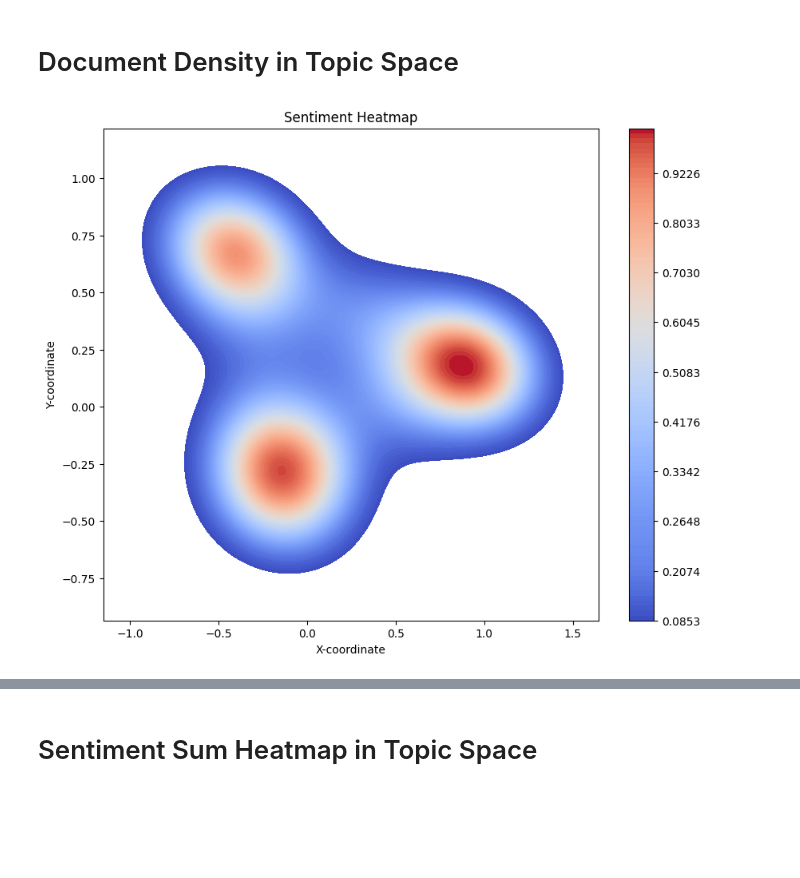
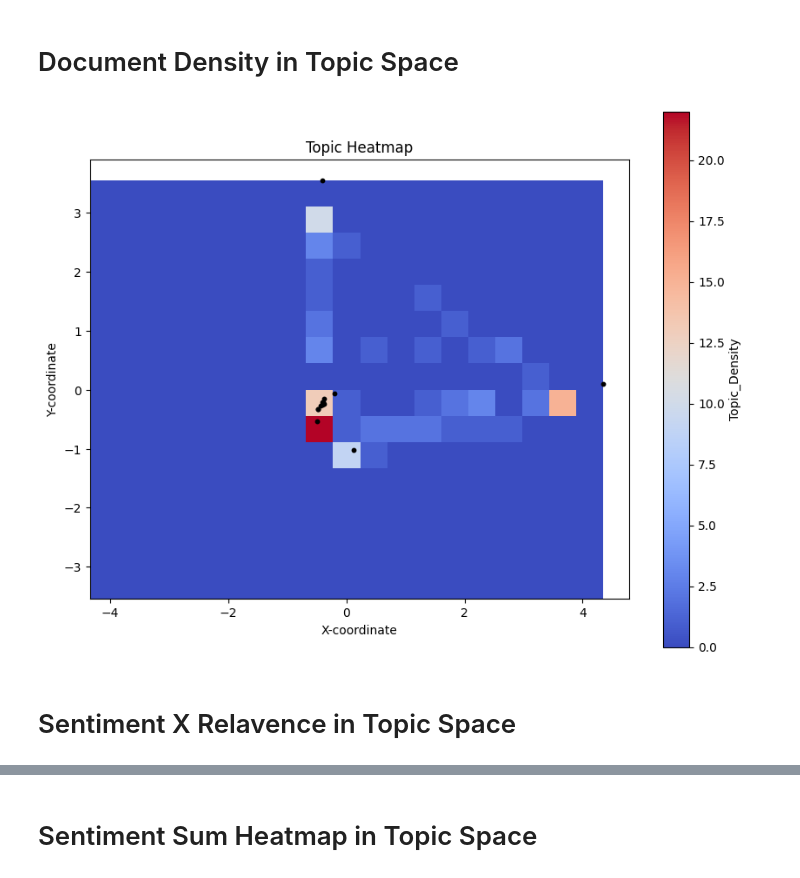
Before and after one commit to WilliamHiatt/SeniorCapStone, a Jupyter notebook: Working Product/Project_Pipeline.ipynb, the cells around one changed output, grey strips where cells are left out. Drawn from its saved outputs; the diff is of its cells as text; code cells hidden in the pictures; blank space fills up the shorter version.

Commit message:
cleaned and functionized new data visualizations

```diff
--- a/Working Product/Project_Pipeline.ipynb
+++ b/Working Product/Project_Pipeline.ipynb
@@ -156,7 +140,7 @@ url_max = 300
 # TOPIC MODELING SETTINGS
 # this will set how our topic modeling is generated: limit to the # of topics,
 # # of topics we start at, how many we increment by every step
-topic_model_dict = {"topic_limit": 11, "topic_start": 5, "topic_step": 5}
+topic_model_dict = {"topic_limit": 15, "topic_start": 6, "topic_step": 1}
 
 
 ###
@@ -578,53 +449,8 @@ plot_topic_documents(per_topic_df, topic_space)
 # %% [markdown]
 # Document Density in Topic Space
 # %%
-import seaborn as sns
-def plot_topic_heatmap(doc_topic_matrix, topic_space, df_main):
-    # Calculate the coordinates for each document
-    n_docs, n_topics = doc_topic_matrix.shape
-    x_coords = []
-    y_coords = []
-    sentiment_scores = df_main["Sentiment Score"]
-
-    for doc_id in range(n_docs):
-        x = 0
-        y = 0
-
-        for topic_id in range(n_topics):
-            # Multiply the coordinates of the topic by the relevance of the topic
-            x += topic_space[topic_id][0] * doc_topic_matrix[topic_id][doc_id]
-            y += topic_space[topic_id][1] * doc_topic_matrix[topic_id][doc_id]
-
-        x /= n_topics
-        y /= n_topics
-
-        x_coords.append(x)
-        y_coords.append(y)
-
-    # Create a 2D grid for the heatmap
-    x_min, x_max = min(x_coords), max(x_coords)
-    y_min, y_max = min(y_coords), max(y_coords)
-    x_range = int((x_max - x_min) * 10) + 1
-    y_range = int((y_max - y_min) * 10) + 1
-
-    heatmap = [[0 for _ in range(x_range)] for _ in range(y_range)]
-
-    for x, y, sentiment in zip(x_coords, y_coords, sentiment_scores):
-        x_idx = int((x - x_min) * 10)
-        y_idx = int((y - y_min) * 10)
-        heatmap[y_idx][x_idx] = sentiment
-
-    plt.figure(figsize=(10, 8))
-    plt.imshow(heatmap, cmap='coolwarm', extent=[x_min, x_max, y_min, y_max], origin='lower')
-    plt.colorbar(label='Sentiment Score')
-
-    plt.xlabel('X-coordinate')
-    plt.ylabel('Y-coordinate')
-    plt.title('Topic Heatmap')
-
-    # Display the plot
-    plt.show()
-
-plot_topic_heatmap(df_topics, topic_space, df)
+plot_topic_heatmap(df_topics, topic_space)
 # %% [output]
-[figure, old version]
+[figure, new version]
+# %% [markdown]
+# Sentiment X Relavence in Topic Space
```
Also changed, not shown: parts of 17 cells of this notebook, 1 other file.
